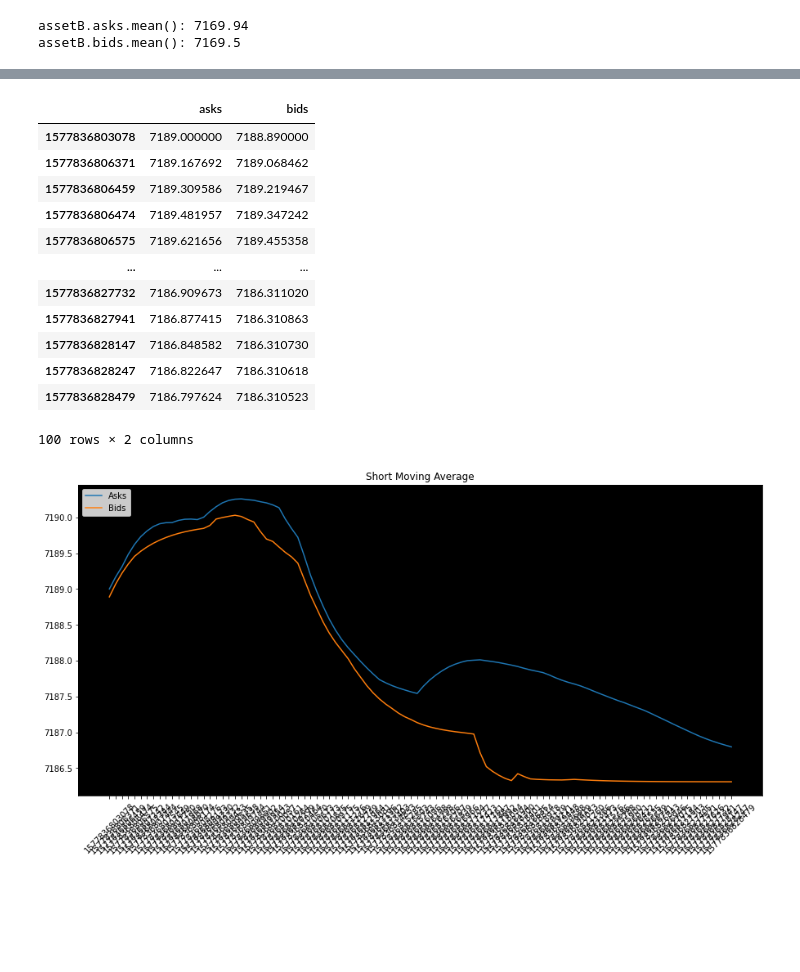
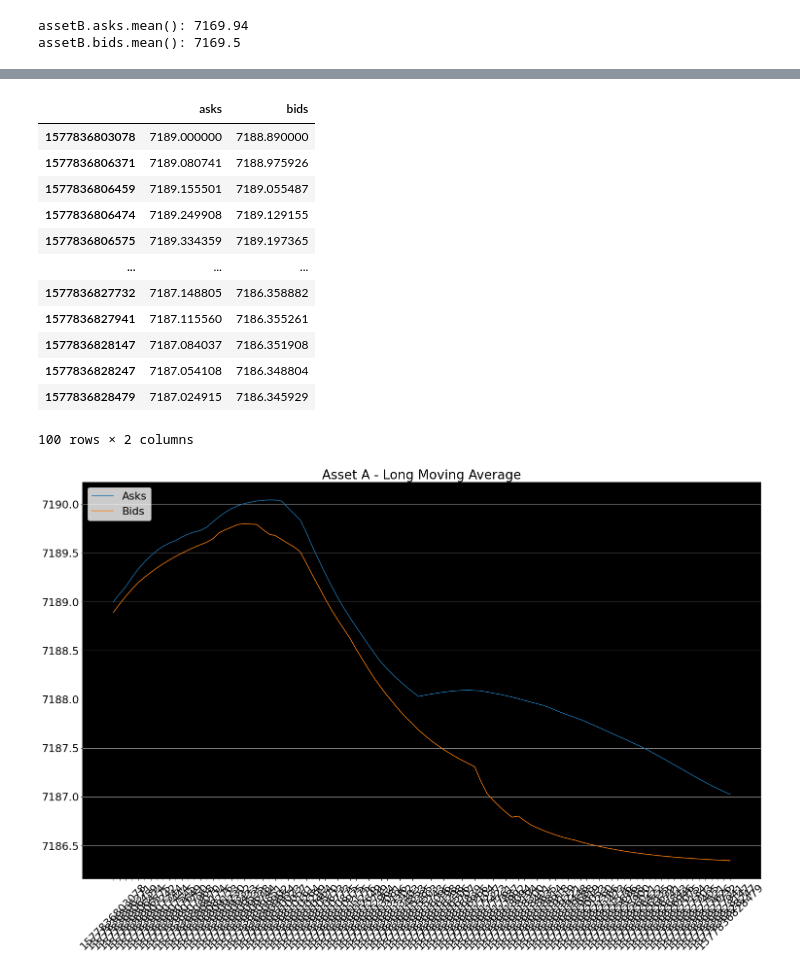
Before and after one commit to giladbarnea/scratches, a Jupyter notebook: efficient-frontier/home-task/algo-home-task/efficient_frontier_small.ipynb, the cells around one changed output, grey strips where cells are left out. Cells and saved outputs as stored; diff of their text form; code cells hidden in the pictures; blank space fills up the shorter version.

```diff
--- a/efficient-frontier/home-task/algo-home-task/efficient_frontier_small.ipynb
+++ b/efficient-frontier/home-task/algo-home-task/efficient_frontier_small.ipynb
@@ -103,21 +125,21 @@ assetB.bids.mean(): 7169.5
 # %%
-# short term exponential moving average
-short_ema = assetA.ewm(span=12,adjust=False).mean()
+# long term exponential moving average
+A_long_ema = assetA.ewm(span=26,adjust=False).mean()
 # %% [output]
 |  | asks | bids |
 | 1577836803078 | 7189.000000 | 7188.890000 |
-| 1577836806371 | 7189.167692 | 7189.068462 |
-| 1577836806459 | 7189.309586 | 7189.219467 |
-| 1577836806474 | 7189.481957 | 7189.347242 |
-| 1577836806575 | 7189.621656 | 7189.455358 |
+| 1577836806371 | 7189.080741 | 7188.975926 |
+| 1577836806459 | 7189.155501 | 7189.055487 |
+| 1577836806474 | 7189.249908 | 7189.129155 |
+| 1577836806575 | 7189.334359 | 7189.197365 |
 | ... | ... | ... |
-| 1577836827732 | 7186.909673 | 7186.311020 |
-| 1577836827941 | 7186.877415 | 7186.310863 |
-| 1577836828147 | 7186.848582 | 7186.310730 |
-| 1577836828247 | 7186.822647 | 7186.310618 |
-| 1577836828479 | 7186.797624 | 7186.310523 |
+| 1577836827732 | 7187.148805 | 7186.358882 |
+| 1577836827941 | 7187.115560 | 7186.355261 |
+| 1577836828147 | 7187.084037 | 7186.351908 |
+| 1577836828247 | 7187.054108 | 7186.348804 |
+| 1577836828479 | 7187.024915 | 7186.345929 |
 100 rows × 2 columns
 # %%
-util.plot(short_ema, title= 'Short Moving Average')
+util.plot(A_long_ema,title='Asset A - Long Moving Average')
 # %% [output]
-[figure, old version]
+[figure, new version]
```
Also changed, not shown: parts of 14 cells of this notebook, 9 other files.
